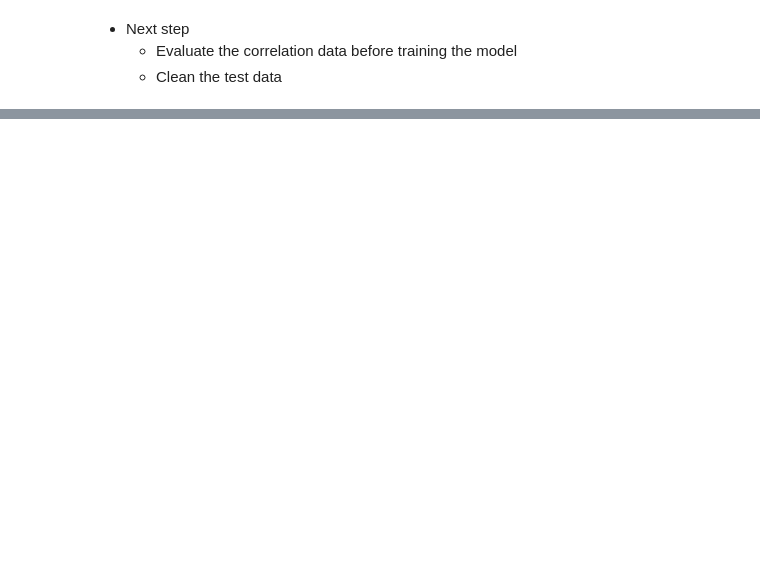
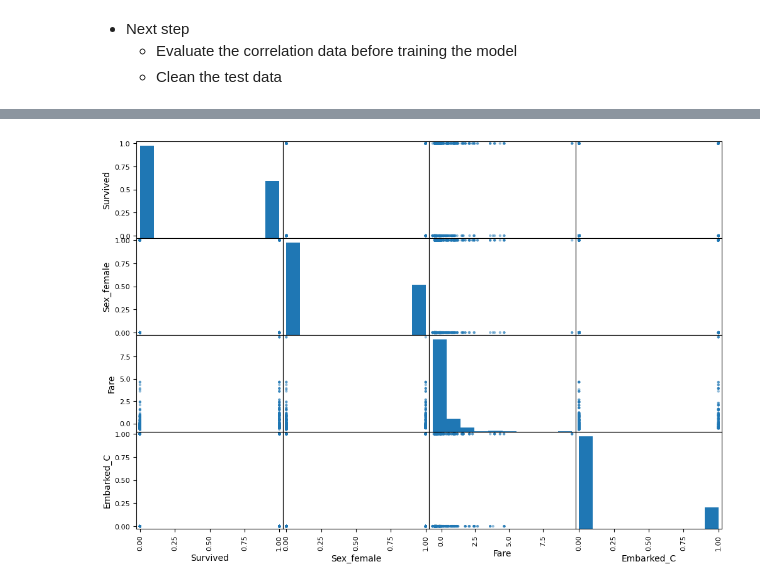
Before and after one commit to MiquelMarinoEspinosa/handson-ml3, a Jupyter notebook: 03_exercises.ipynb, the cells around one changed output, grey strips where cells are left out. Cells and saved outputs as stored; diff of their text form; code cells hidden in the pictures; blank space fills up the shorter version.

```diff
--- a/03_exercises.ipynb
+++ b/03_exercises.ipynb
@@ -1808,3 +1856,8 @@ pd.read_csv('/home/devel/handson-ml3/datasets/titanic/titanic_dataset_preprocess
 - Next step
     - Evaluate the correlation data before training the model
     - Clean the test data
+# %%
+titanic_dataset = pd.read_csv('/home/devel/handson-ml3/datasets/titanic/train_preprocessed.csv')
+
+corr = titanic_dataset.corr()
+corr.style.background_gradient(cmap='coolwarm')
@@ -1810,0 +1892,7 @@ pd.read_csv('/home/devel/handson-ml3/datasets/titanic/titanic_dataset_preprocess
+# %%
+from pandas.plotting import scatter_matrix
+import matplotlib.pyplot as plt
+scatter_matrix(titanic_dataset[['Survived','Sex_female', 'Fare', 'Embarked_C']], figsize=(12, 8))
+plt.show()
+# %% [output]
+[figure, added]
```
Also changed, not shown: parts of 11 cells of this notebook.
